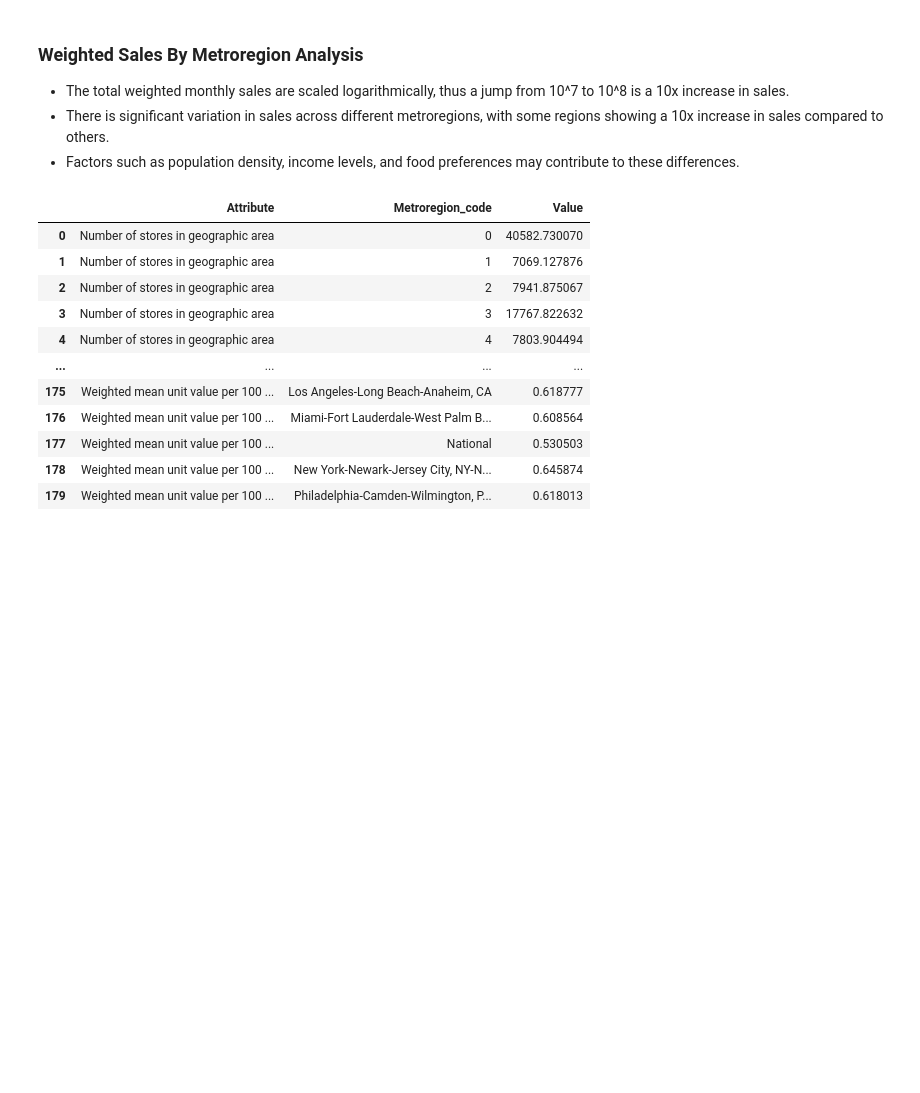
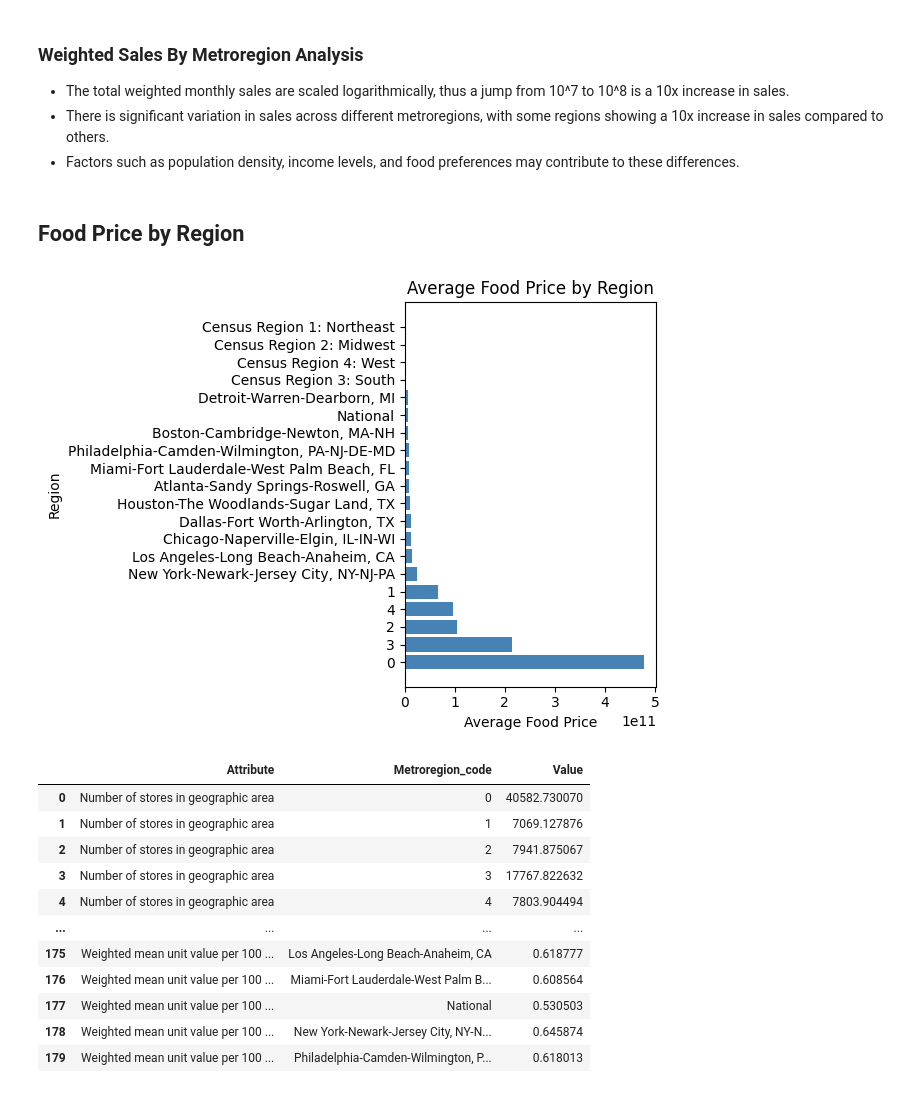
Before and after one commit to TanveerD1/TI_Analytical, a Jupyter notebook: version_2.ipynb, the cells around one changed output. Cells and saved outputs as stored; diff of their text form; code cells hidden in the pictures; blank space fills up the shorter version.

```diff
--- a/version_2.ipynb
+++ b/version_2.ipynb
@@ -375,6 +365,26 @@ Passing `palette` without assigning `hue` is deprecated and will be removed in v
 - The total weighted monthly sales are scaled logarithmically, thus a jump from 10^7 to 10^8 is a 10x increase in sales.
 - There is significant variation in sales across different metroregions, with some regions showing a 10x increase in sales compared to others.
 - Factors such as population density, income levels, and food preferences may contribute to these differences.
+# %% [markdown]
+## Food Price by Region
+# %%
+# Filter only rows where the attribute is the GEKS-based price index
+
+# Group by both region and category to compute average price
+region_category_avg = prices.groupby(['Metroregion_code', 'EFPG_code'])['Value'].mean().reset_index()
+
+# Sort (optional, useful for plotting or inspection)
+region_category_avg = region_category_avg.sort_values(by='Value', ascending=False)
+region_category_avg
+plt.barh(region_category_avg['Metroregion_code'], region_category_avg['Value'], color='steelblue')
+
+plt.title('Average Food Price by Region')
+plt.xlabel('Average Food Price')
+plt.ylabel('Region')
+plt.tight_layout()
+plt.show()
+# %% [output]
+[figure, added]
 # %%
 grouped_by_attribute = prices.groupby(["Attribute","Metroregion_code"])["Value"].mean().reset_index()
 grouped_by_attribute
```
Also changed, not shown: parts of 10 cells of this notebook.
